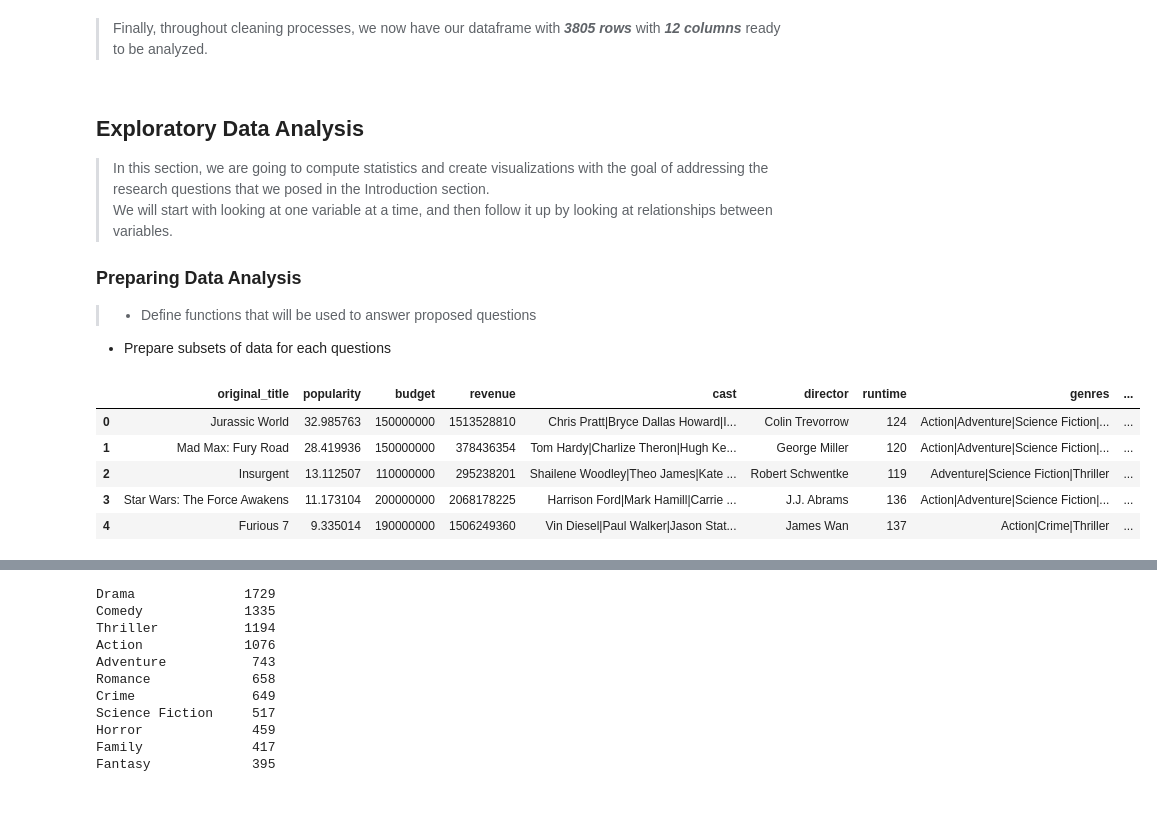
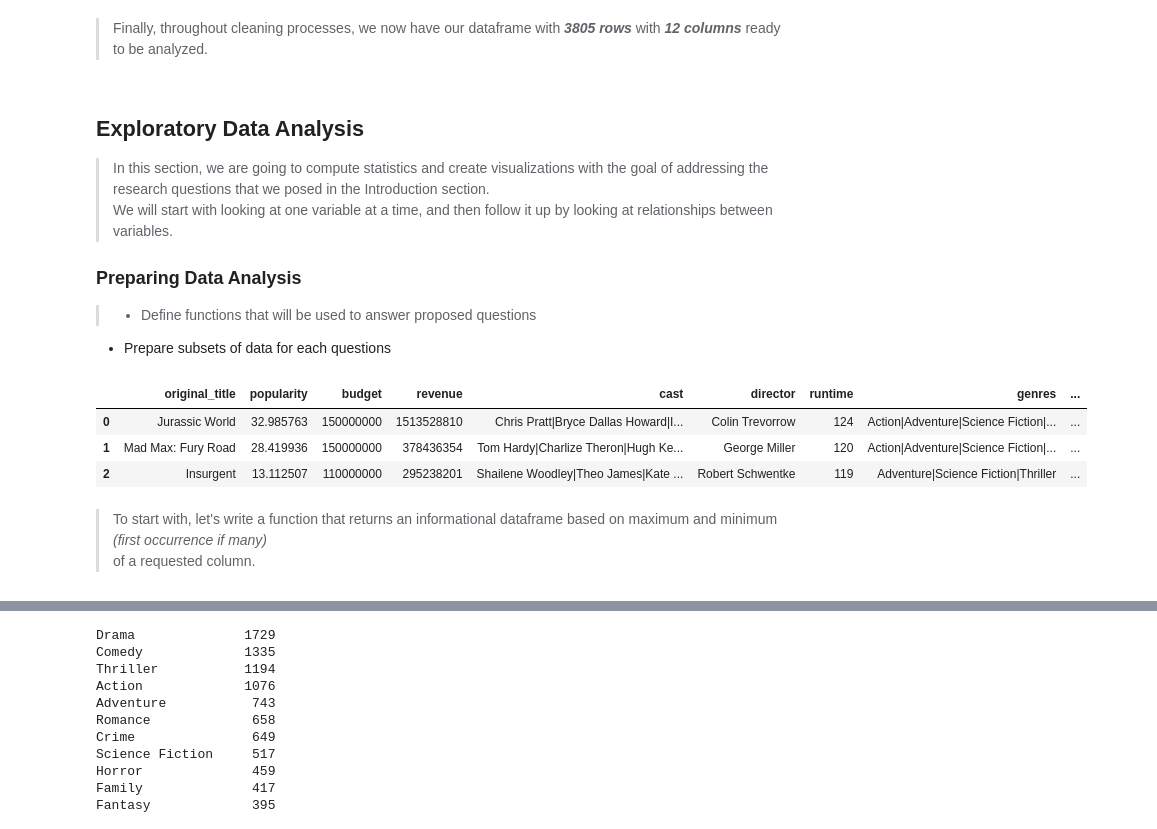
Before and after one commit to Steve-Choi/DAND, a Jupyter notebook: tmdb_project.ipynb, the cells around one changed output, grey strips where cells are left out. Drawn from its saved outputs; the diff is of its cells as text; code cells hidden in the pictures; blank space fills up the shorter version.

```diff
--- a/tmdb_project.ipynb
+++ b/tmdb_project.ipynb
@@ -249,10 +250,12 @@ df.to_csv('tmdb-movies-clean.csv', index=False)
 # %% [markdown]
 > Finally, throughout cleaning processes, we now have our dataframe with ***3805 rows*** with ***12 columns*** ready to be analyzed.
 # %% [markdown]
-<a name='explore'></a>
+<a name='exploring'></a>
+
 ## Exploratory Data Analysis
 > In this section, we are going to compute statistics and create visualizations with the goal of addressing the research questions that we posed in the Introduction section.<br>
 We will start with looking at one variable at a time, and then follow it up by looking at relationships between variables.
+
 <a name='prep'></a>
 
 ### Preparing Data Analysis
@@ -261,11 +264,11 @@ We will start with looking at one variable at a time, and then follow it up by l
 # %%
 # load data and check
 df = pd.read_csv('tmdb-movies-clean.csv')
-df.head()
+df.head(3)
 # %% [output]
 |  | original_title | popularity | budget | revenue | cast | director | runtime | genres | ... |
 | 0 | Jurassic World | 32.985763 | 150000000 | 1513528810 | Chris Pratt|Bryce Dallas Howard|I... | Colin Trevorrow | 124 | Action|Adventure|Science Fiction|... | ... |
 | 1 | Mad Max: Fury Road | 28.419936 | 150000000 | 378436354 | Tom Hardy|Charlize Theron|Hugh Ke... | George Miller | 120 | Action|Adventure|Science Fiction|... | ... |
 | 2 | Insurgent | 13.112507 | 110000000 | 295238201 | Shailene Woodley|Theo James|Kate ... | Robert Schwentke | 119 | Adventure|Science Fiction|Thriller | ... |
-| 3 | Star Wars: The Force Awakens | 11.173104 | 200000000 | 2068178225 | Harrison Ford|Mark Hamill|Carrie ... | J.J. Abrams | 136 | Action|Adventure|Science Fiction|... | ... |
-| 4 | Furious 7 | 9.335014 | 190000000 | 1506249360 | Vin Diesel|Paul Walker|Jason Stat... | James Wan | 137 | Action|Crime|Thriller | ... |
+# %% [markdown]
+> To start with, let's write a function that returns an informational dataframe based on maximum and minimum *(first occurrence if many)* <br> of a requested column.
```
Also changed, not shown: parts of 7 cells of this notebook.
